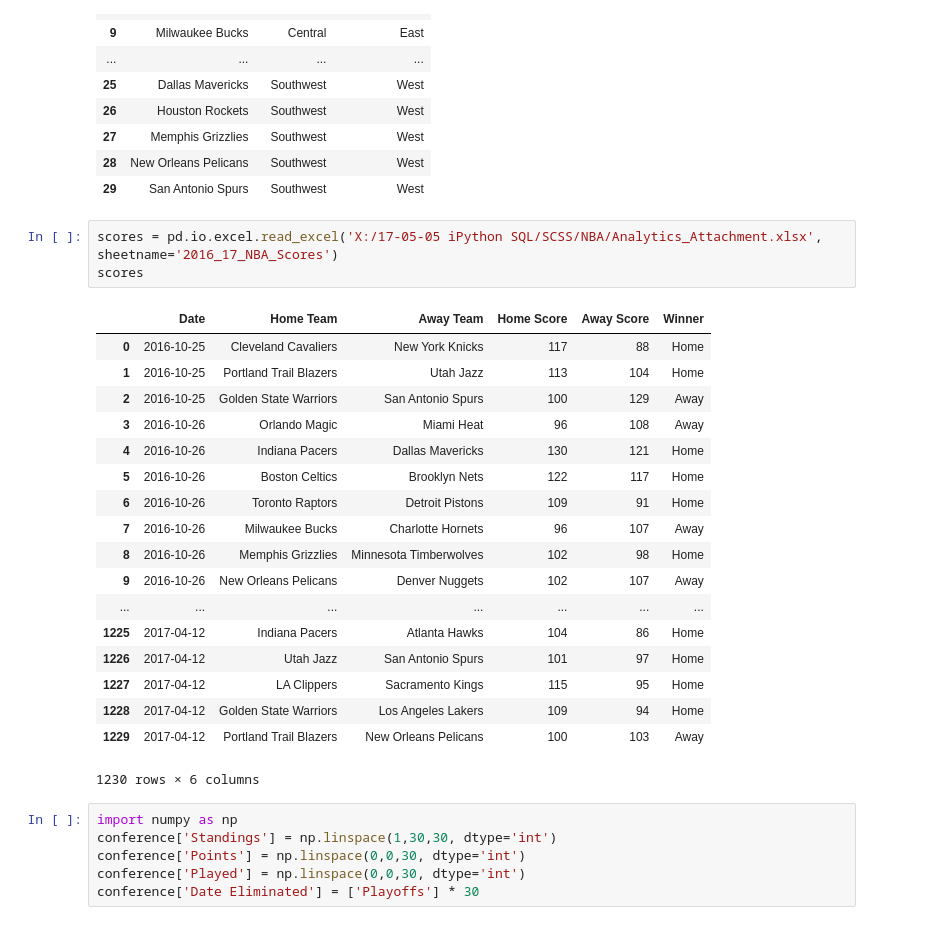
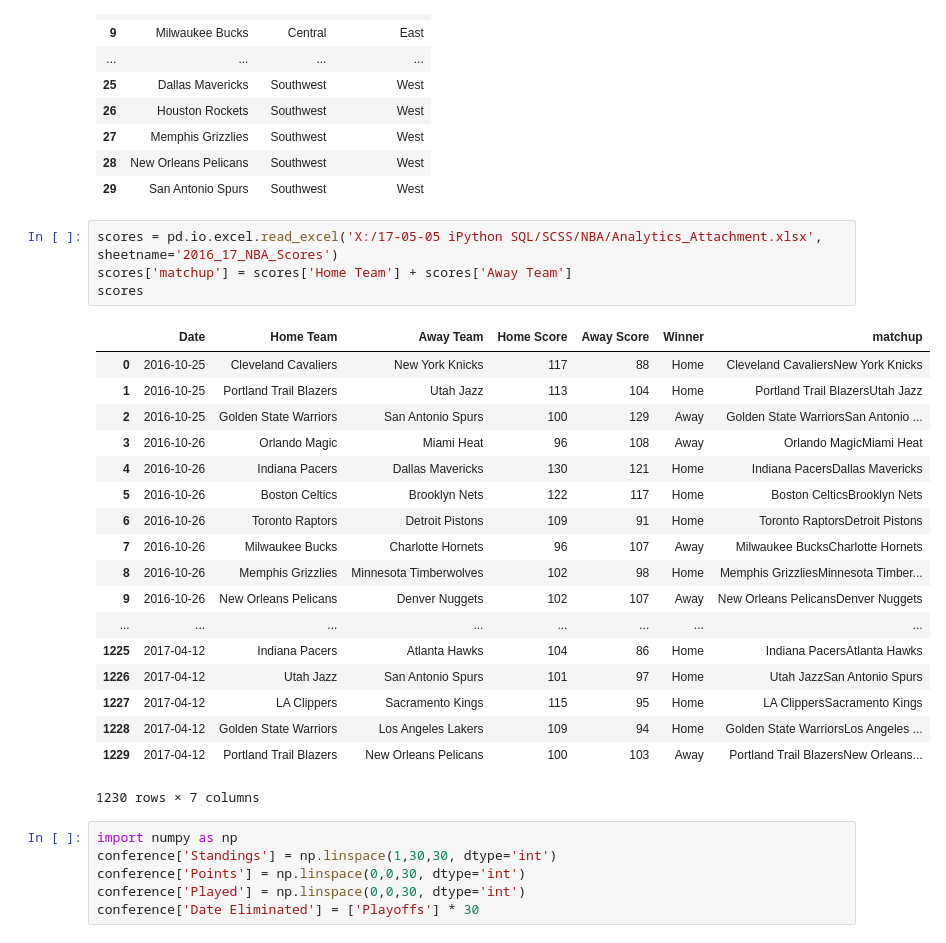
Before and after one commit to KnowYourPivots/NBA-Hackathon-2017, a Jupyter notebook: SkillsQuestion2(optional)/Elimination.ipynb, the cells around one changed output. Cells and saved outputs as stored; diff of their text form.

Commit message:
Finished Elimination. Miami Heat suck

```diff
--- a/SkillsQuestion2(optional)/Elimination.ipynb
+++ b/SkillsQuestion2(optional)/Elimination.ipynb
@@ -22,26 +22,27 @@ conference
 | 29 | San Antonio Spurs | Southwest | West |
 # %%
 scores = pd.io.excel.read_excel('X:/17-05-05 iPython SQL/SCSS/NBA/Analytics_Attachment.xlsx', sheetname='2016_17_NBA_Scores')
+scores['matchup'] = scores['Home Team'] + scores['Away Team']
 scores
 # %% [output]
-|  | Date | Home Team | Away Team | Home Score | Away Score | Winner |
-| 0 | 2016-10-25 | Cleveland Cavaliers | New York Knicks | 117 | 88 | Home |
-| 1 | 2016-10-25 | Portland Trail Blazers | Utah Jazz | 113 | 104 | Home |
-| 2 | 2016-10-25 | Golden State Warriors | San Antonio Spurs | 100 | 129 | Away |
-| 3 | 2016-10-26 | Orlando Magic | Miami Heat | 96 | 108 | Away |
-| 4 | 2016-10-26 | Indiana Pacers | Dallas Mavericks | 130 | 121 | Home |
-| 5 | 2016-10-26 | Boston Celtics | Brooklyn Nets | 122 | 117 | Home |
-| 6 | 2016-10-26 | Toronto Raptors | Detroit Pistons | 109 | 91 | Home |
-| 7 | 2016-10-26 | Milwaukee Bucks | Charlotte Hornets | 96 | 107 | Away |
-| 8 | 2016-10-26 | Memphis Grizzlies | Minnesota Timberwolves | 102 | 98 | Home |
-| 9 | 2016-10-26 | New Orleans Pelicans | Denver Nuggets | 102 | 107 | Away |
-| ... | ... | ... | ... | ... | ... | ... |
-| 1225 | 2017-04-12 | Indiana Pacers | Atlanta Hawks | 104 | 86 | Home |
-| 1226 | 2017-04-12 | Utah Jazz | San Antonio Spurs | 101 | 97 | Home |
-| 1227 | 2017-04-12 | LA Clippers | Sacramento Kings | 115 | 95 | Home |
-| 1228 | 2017-04-12 | Golden State Warriors | Los Angeles Lakers | 109 | 94 | Home |
-| 1229 | 2017-04-12 | Portland Trail Blazers | New Orleans Pelicans | 100 | 103 | Away |
+|  | Date | Home Team | Away Team | Home Score | Away Score | Winner | matchup |
+| 0 | 2016-10-25 | Cleveland Cavaliers | New York Knicks | 117 | 88 | Home | Cleveland CavaliersNew York Knicks |
+| 1 | 2016-10-25 | Portland Trail Blazers | Utah Jazz | 113 | 104 | Home | Portland Trail BlazersUtah Jazz |
+| 2 | 2016-10-25 | Golden State Warriors | San Antonio Spurs | 100 | 129 | Away | Golden State WarriorsSan Antonio ... |
+| 3 | 2016-10-26 | Orlando Magic | Miami Heat | 96 | 108 | Away | Orlando MagicMiami Heat |
+| 4 | 2016-10-26 | Indiana Pacers | Dallas Mavericks | 130 | 121 | Home | Indiana PacersDallas Mavericks |
+| 5 | 2016-10-26 | Boston Celtics | Brooklyn Nets | 122 | 117 | Home | Boston CelticsBrooklyn Nets |
+| 6 | 2016-10-26 | Toronto Raptors | Detroit Pistons | 109 | 91 | Home | Toronto RaptorsDetroit Pistons |
+| 7 | 2016-10-26 | Milwaukee Bucks | Charlotte Hornets | 96 | 107 | Away | Milwaukee BucksCharlotte Hornets |
+| 8 | 2016-10-26 | Memphis Grizzlies | Minnesota Timberwolves | 102 | 98 | Home | Memphis GrizzliesMinnesota Timber... |
+| 9 | 2016-10-26 | New Orleans Pelicans | Denver Nuggets | 102 | 107 | Away | New Orleans PelicansDenver Nuggets |
+| ... | ... | ... | ... | ... | ... | ... | ... |
+| 1225 | 2017-04-12 | Indiana Pacers | Atlanta Hawks | 104 | 86 | Home | Indiana PacersAtlanta Hawks |
+| 1226 | 2017-04-12 | Utah Jazz | San Antonio Spurs | 101 | 97 | Home | Utah JazzSan Antonio Spurs |
+| 1227 | 2017-04-12 | LA Clippers | Sacramento Kings | 115 | 95 | Home | LA ClippersSacramento Kings |
+| 1228 | 2017-04-12 | Golden State Warriors | Los Angeles Lakers | 109 | 94 | Home | Golden State WarriorsLos Angeles ... |
+| 1229 | 2017-04-12 | Portland Trail Blazers | New Orleans Pelicans | 100 | 103 | Away | Portland Trail BlazersNew Orleans... |
-1230 rows × 6 columns
+1230 rows × 7 columns
 # %%
 import numpy as np
 conference['Standings'] = np.linspace(1,30,30, dtype='int')
```
Also changed, not shown: parts of 8 cells of this notebook, 3 other files.
